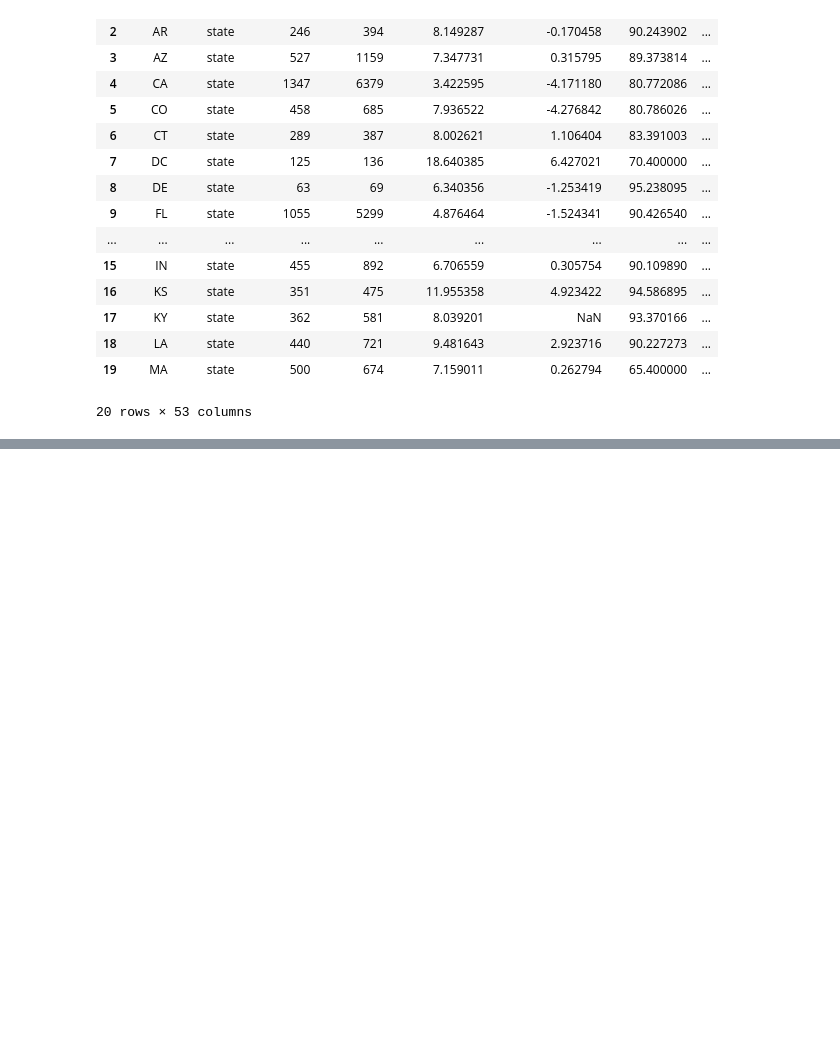
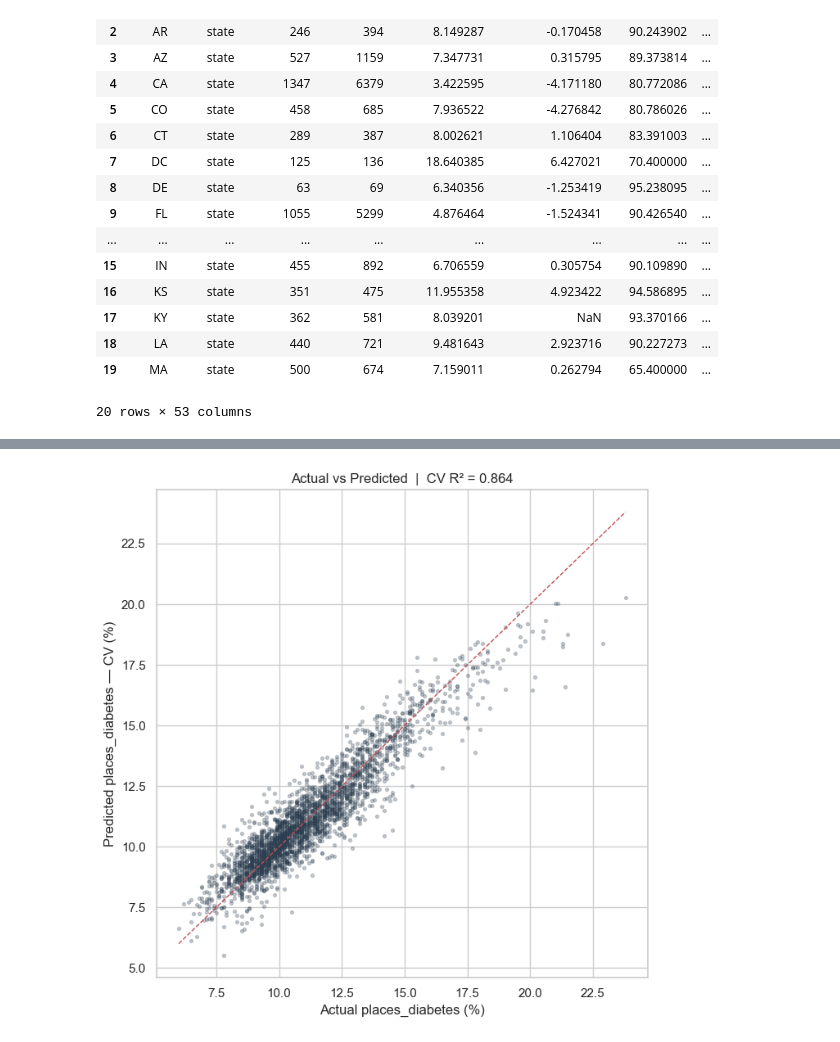
Before and after one commit to shifosss/JSC370-Midterm-Proj, a Jupyter notebook: option-c-trial-access/product/option-c.ipynb, the cells around one changed output, grey strips where cells are left out. Drawn from its saved outputs; the diff is of its cells as text; code cells hidden in the pictures; blank space fills up the shorter version.

```diff
--- a/option-c-trial-access/product/option-c.ipynb
+++ b/option-c-trial-access/product/option-c.ipynb
@@ -2331,0 +2432,12 @@ dtype: int64
+# %%
+# Cross-validated performance
+y_pred_cv = cross_val_predict(enet, X_sc, y, cv=cv)
+
+rmse = np.sqrt(mean_squared_error(y, y_pred_cv))
+mae  = mean_absolute_error(y, y_pred_cv)
+r2   = r2_score(y, y_pred_cv)
+
+print("5-fold cross-validated performance:")
+print(f"  RMSE : {rmse:.4f}  (diabetes prevalence percentage points)")
+print(f"  MAE  : {mae:.4f}")
+print(f"  R²   : {r2:.4f}")
@@ -2331,0 +2490,12 @@ dtype: int64
+# %%
+# Actual vs predicted scatter
+fig, ax = plt.subplots(figsize=(7, 7))
+ax.scatter(y, y_pred_cv, alpha=0.25, s=8, color="#2c3e50")
+ax.plot([y.min(), y.max()], [y.min(), y.max()], "r--", linewidth=1)
+ax.set_xlabel("Actual places_diabetes (%)")
+ax.set_ylabel("Predicted places_diabetes — CV (%)")
+ax.set_title(f"Actual vs Predicted  |  CV R² = {r2:.3f}")
+plt.tight_layout()
+plt.show()
+# %% [output]
+[figure, added]
```
Also changed, not shown: parts of 26 cells of this notebook, 22 other files.
